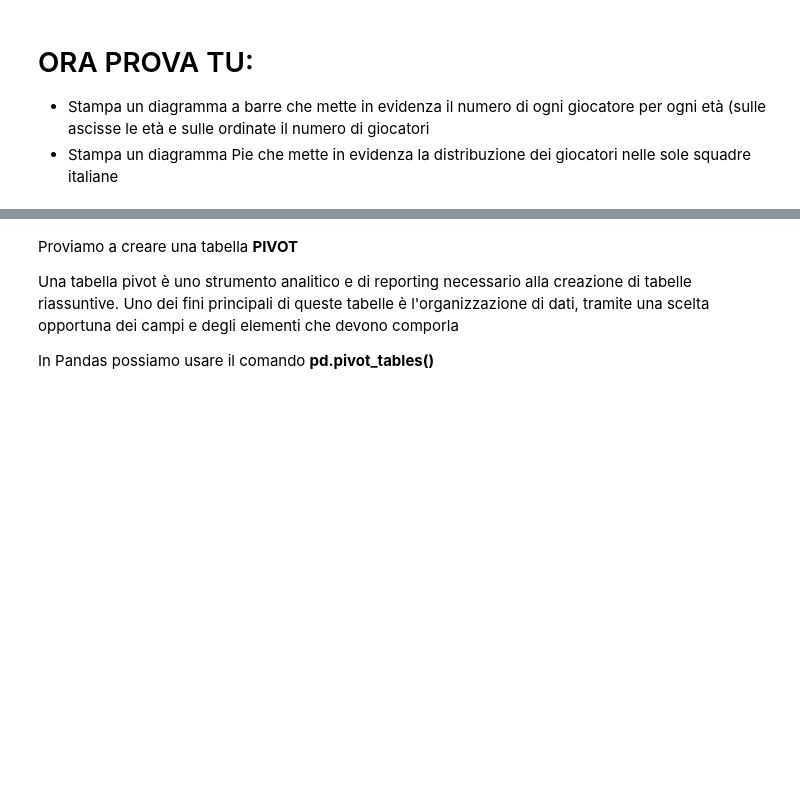
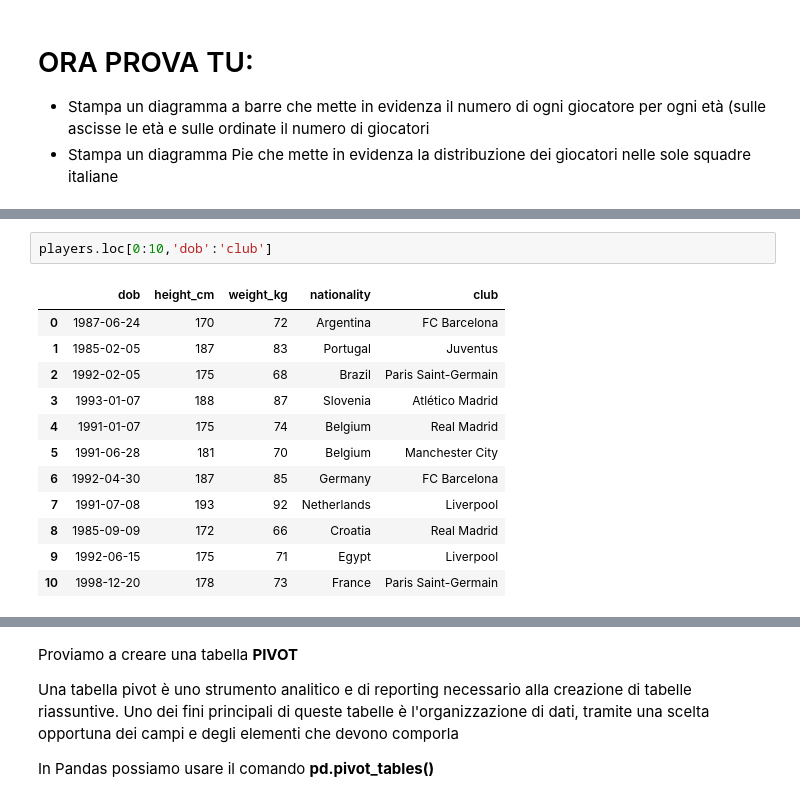
Before and after one commit to pal-dev-labs/Artificial-Intelligence-with-Python, a Jupyter notebook: 6-Pandas-part2.ipynb, the cells around one changed output, grey strips where cells are left out. Saved outputs shown, nothing was run; the diff lists cells and outputs as text; blank space fills up the shorter version.

```diff
--- a/6-Pandas-part2.ipynb
+++ b/6-Pandas-part2.ipynb
@@ -143,0 +238,15 @@ giocatori_nazione.plot.pie()
+# %%
+players.loc[0:10,'dob':'club']
+# %% [output]
+|  | dob | height_cm | weight_kg | nationality | club |
+| 0 | 1987-06-24 | 170 | 72 | Argentina | FC Barcelona |
+| 1 | 1985-02-05 | 187 | 83 | Portugal | Juventus |
+| 2 | 1992-02-05 | 175 | 68 | Brazil | Paris Saint-Germain |
+| 3 | 1993-01-07 | 188 | 87 | Slovenia | Atlético Madrid |
+| 4 | 1991-01-07 | 175 | 74 | Belgium | Real Madrid |
+| 5 | 1991-06-28 | 181 | 70 | Belgium | Manchester City |
+| 6 | 1992-04-30 | 187 | 85 | Germany | FC Barcelona |
+| 7 | 1991-07-08 | 193 | 92 | Netherlands | Liverpool |
+| 8 | 1985-09-09 | 172 | 66 | Croatia | Real Madrid |
+| 9 | 1992-06-15 | 175 | 71 | Egypt | Liverpool |
+| 10 | 1998-12-20 | 178 | 73 | France | Paris Saint-Germain |
```
Also changed, not shown: parts of 26 cells of this notebook, 2 other files.
